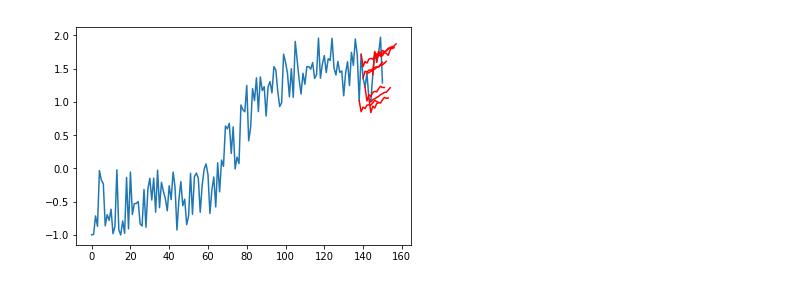
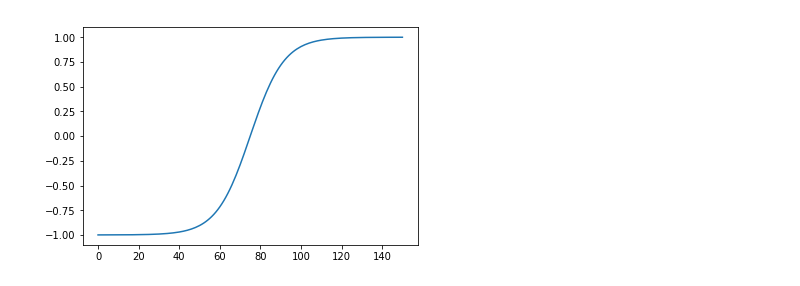
Before and after one commit to suvoganguli/DeepNeuralNetworkExamples, a Jupyter notebook: LSTM/math-examples/Example1.ipynb, the cells around one changed output. Drawn from its saved outputs; the diff is of its cells as text; code cells hidden in the pictures.

Commit message:
working! (tanh example)

```diff
--- a/LSTM/math-examples/Example1.ipynb
+++ b/LSTM/math-examples/Example1.ipynb
@@ -154,23 +154,23 @@ def plot_forecasts(series, forecasts, n_test):
 		off_e = off_s + len(forecasts[i]) + 1
 		xaxis = [x for x in range(off_s, off_e)]
 		yaxis = [series.values[off_s]] + forecasts[i]
-		pyplot.plot(xaxis, yaxis, color='red')
+		#pyplot.plot(xaxis, yaxis, color='red')
 	# show the plot
 	pyplot.show()
 
 # load dataset
 #series = read_csv('data/shampoo-sales.csv', header=0, parse_dates=[0], index_col=0, squeeze=True, date_parser=parser)
 #series = read_csv('data/shampoo-sales.csv', header=0, index_col=0, squeeze=True)
-series = read_csv('data/data-train4.csv', header=0, index_col=0, squeeze=True)
-
+#series = read_csv('data/data-train4.csv', header=0, index_col=0, squeeze=True)
+series  = read_csv('data/data-train-tanh-nonoise.csv', header=0, index_col=0, squeeze=True)
 
 # configure
 n_lag = 1
 n_seq = 10
 n_test = 10
-n_epochs = 10 #1500
+n_epochs = 100 #1500
 n_batch = 1
-n_neurons = 5
+n_neurons = 30
 # prepare data
 scaler, train, test = prepare_data(series, n_test, n_lag, n_seq)
 
@@ -208 +208 @@ t+10 RMSE: 0.355849
-[figure, old version]
+[figure, new version]
```
Also changed, not shown: parts of 4 cells of this notebook, 14 other files.
